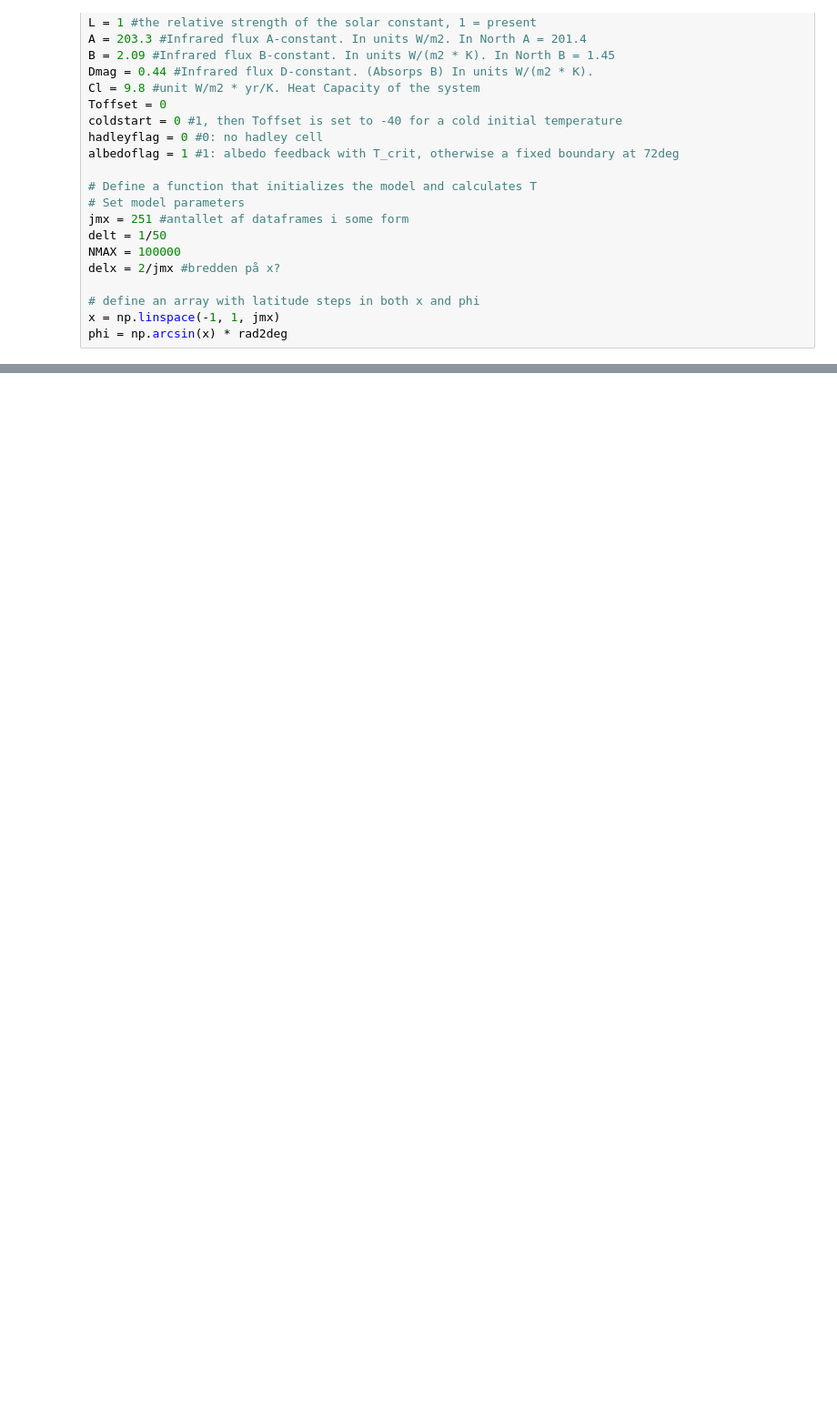
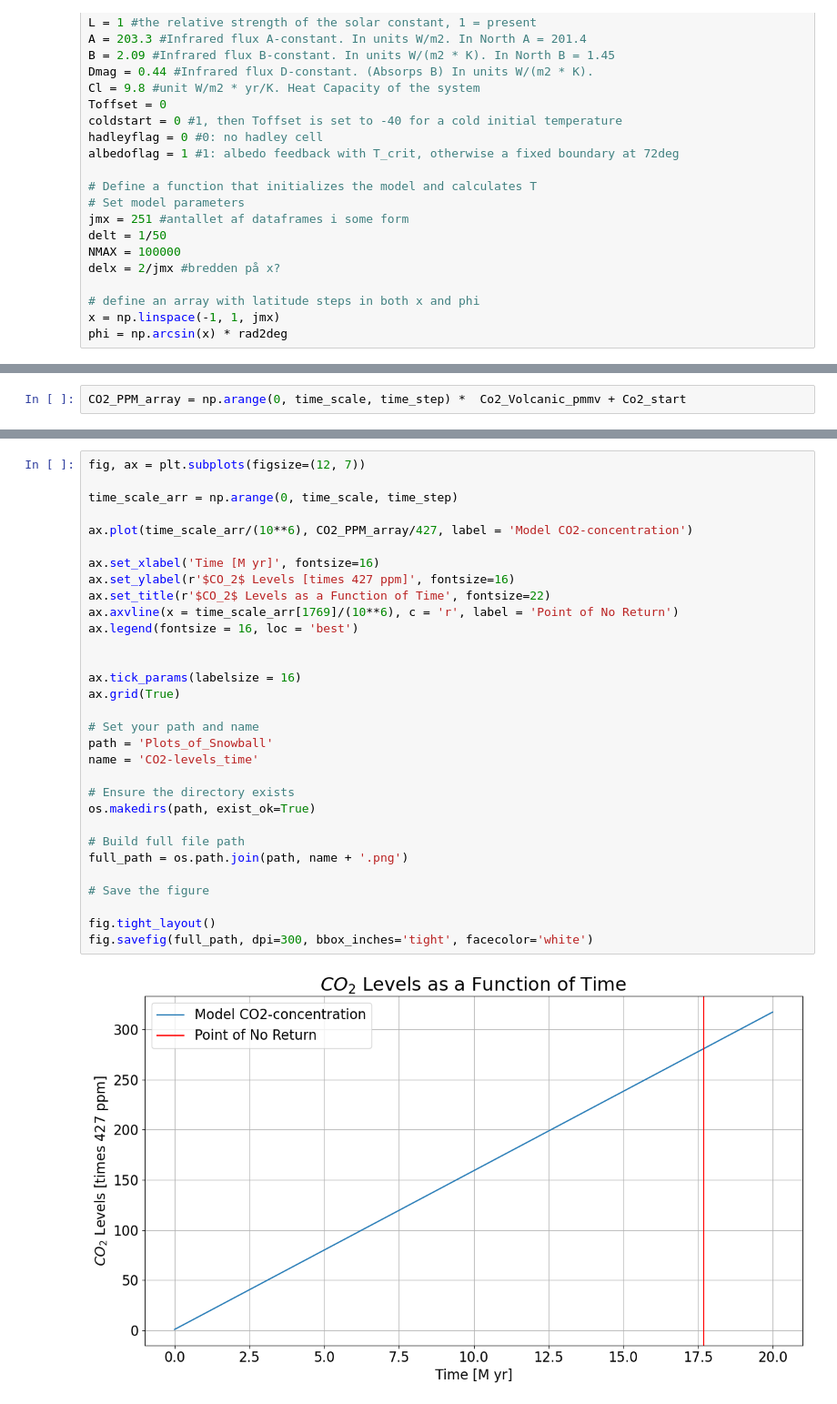
Before and after one commit to ThorHMW/SnowballEarth, a Jupyter notebook: Snowball-Code.ipynb, the cells around one changed output, grey strips where cells are left out. Shown at 91% size. Saved outputs shown, nothing was run; the diff lists cells and outputs as text; blank space fills up the shorter version.

```diff
--- a/Snowball-Code.ipynb
+++ b/Snowball-Code.ipynb
@@ -37,0 +73,2 @@ phi = np.arcsin(x) * rad2deg
+# %%
+CO2_PPM_array = np.arange(0, time_scale, time_step) *  Co2_Volcanic_pmmv + Co2_start
@@ -144,0 +327,33 @@ F = -2 * math.pi * a * a * np.sqrt(1 - x*x) * Dmp * np.gradient(T,delx)
+# %%
+fig, ax = plt.subplots(figsize=(12, 7))
+
+time_scale_arr = np.arange(0, time_scale, time_step)
+
+ax.plot(time_scale_arr/(10**6), CO2_PPM_array/427, label = 'Model CO2-concentration')
+
+ax.set_xlabel('Time [M yr]', fontsize=16)
+ax.set_ylabel(r'$CO_2$ Levels [times 427 ppm]', fontsize=16)
+ax.set_title(r'$CO_2$ Levels as a Function of Time', fontsize=22)
+ax.axvline(x = time_scale_arr[1769]/(10**6), c = 'r', label = 'Point of No Return')
+ax.legend(fontsize = 16, loc = 'best')
+
+
+ax.tick_params(labelsize = 16)
+ax.grid(True)
+
+# Set your path and name
+path = 'Plots_of_Snowball'
+name = 'CO2-levels_time'
+
+# Ensure the directory exists
+os.makedirs(path, exist_ok=True)
+
+# Build full file path
+full_path = os.path.join(path, name + '.png')
+
+# Save the figure
+
+fig.tight_layout()
+fig.savefig(full_path, dpi=300, bbox_inches='tight', facecolor='white')
+# %% [output]
+[figure, added]
```
Also changed, not shown: parts of 28 cells of this notebook.
